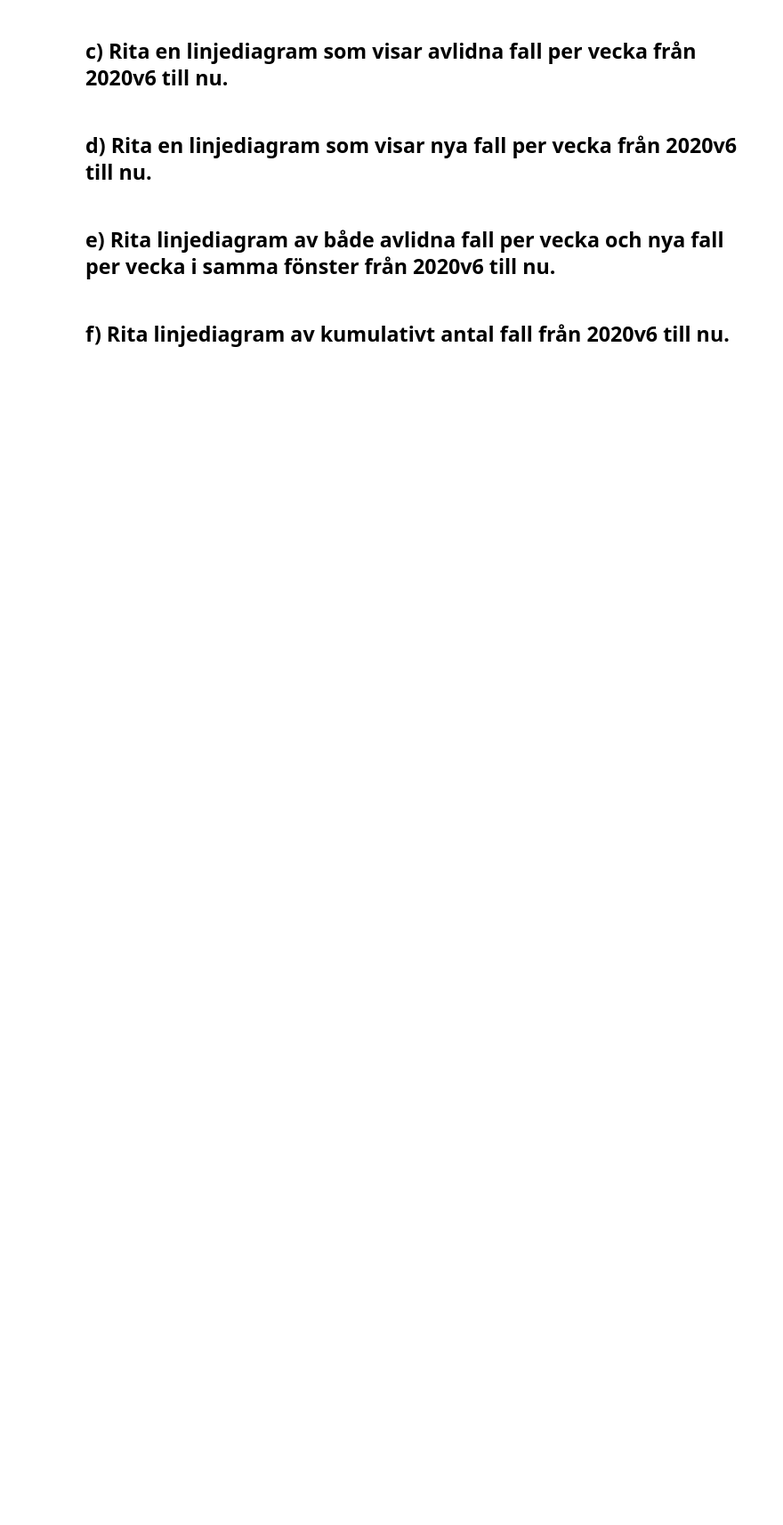
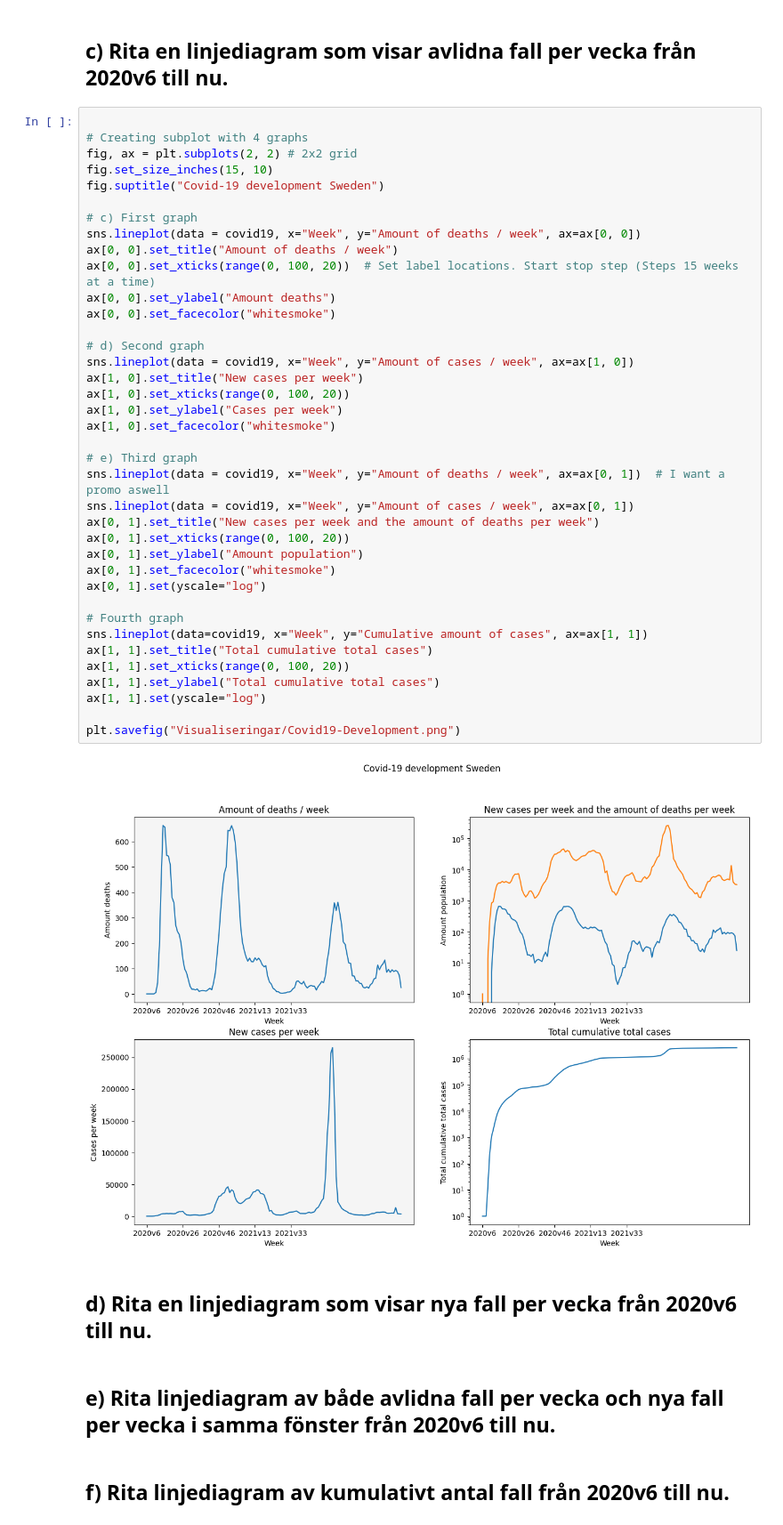
Before and after one commit to JoelOscarsson/Databehandling-JoelOscarsson, a Jupyter notebook: Laboration-1/Labb_1.ipynb, the cells around one changed output. Shown at 89% size. Cells and saved outputs as stored; diff of their text form; blank space fills up the shorter version.

```diff
--- a/Laboration-1/Labb_1.ipynb
+++ b/Laboration-1/Labb_1.ipynb
@@ -179,6 +184,46 @@ covid19.head(0)
 * Use subplot 2x2 grid with the graphs
 # %% [markdown]
 ## c) Rita en linjediagram som visar avlidna fall per vecka från 2020v6 till nu.
+# %%
+
+# Creating subplot with 4 graphs
+fig, ax = plt.subplots(2, 2) # 2x2 grid
+fig.set_size_inches(15, 10)
+fig.suptitle("Covid-19 development Sweden")
+
+# c) First graph
+sns.lineplot(data = covid19, x="Week", y="Amount of deaths / week", ax=ax[0, 0])
+ax[0, 0].set_title("Amount of deaths / week")
+ax[0, 0].set_xticks(range(0, 100, 20))  # Set label locations. Start stop step (Steps 15 weeks at a time)
+ax[0, 0].set_ylabel("Amount deaths")
+ax[0, 0].set_facecolor("whitesmoke")
+
+# d) Second graph
+sns.lineplot(data = covid19, x="Week", y="Amount of cases / week", ax=ax[1, 0])
+ax[1, 0].set_title("New cases per week")
+ax[1, 0].set_xticks(range(0, 100, 20))
+ax[1, 0].set_ylabel("Cases per week")
+ax[1, 0].set_facecolor("whitesmoke")
+
+# e) Third graph
+sns.lineplot(data = covid19, x="Week", y="Amount of deaths / week", ax=ax[0, 1])  # I want a promo aswell
+sns.lineplot(data = covid19, x="Week", y="Amount of cases / week", ax=ax[0, 1])
+ax[0, 1].set_title("New cases per week and the amount of deaths per week")
+ax[0, 1].set_xticks(range(0, 100, 20))
+ax[0, 1].set_ylabel("Amount population")
+ax[0, 1].set_facecolor("whitesmoke")
+ax[0, 1].set(yscale="log")
+
+# Fourth graph
+sns.lineplot(data=covid19, x="Week", y="Cumulative amount of cases", ax=ax[1, 1])
+ax[1, 1].set_title("Total cumulative total cases")
+ax[1, 1].set_xticks(range(0, 100, 20))
+ax[1, 1].set_ylabel("Total cumulative total cases")
+ax[1, 1].set(yscale="log")
+
+plt.savefig("Visualiseringar/Covid19-Development.png")
+# %% [output]
+[figure, added]
 # %% [markdown]
 ## d) Rita en linjediagram som visar nya fall per vecka från 2020v6 till nu.
 # %% [markdown]
```
Also changed, not shown: parts of 2 cells of this notebook, 1 other file.
